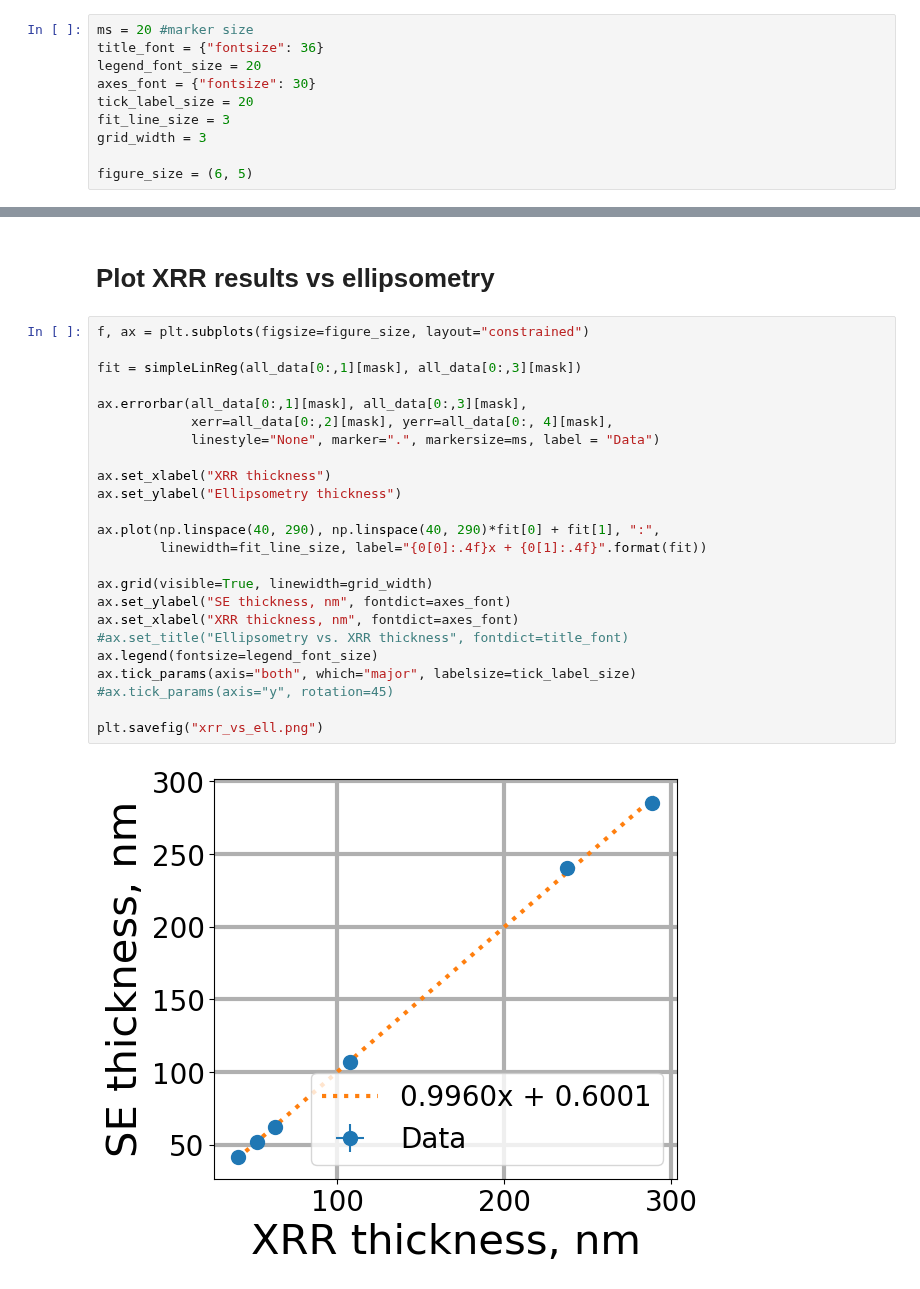
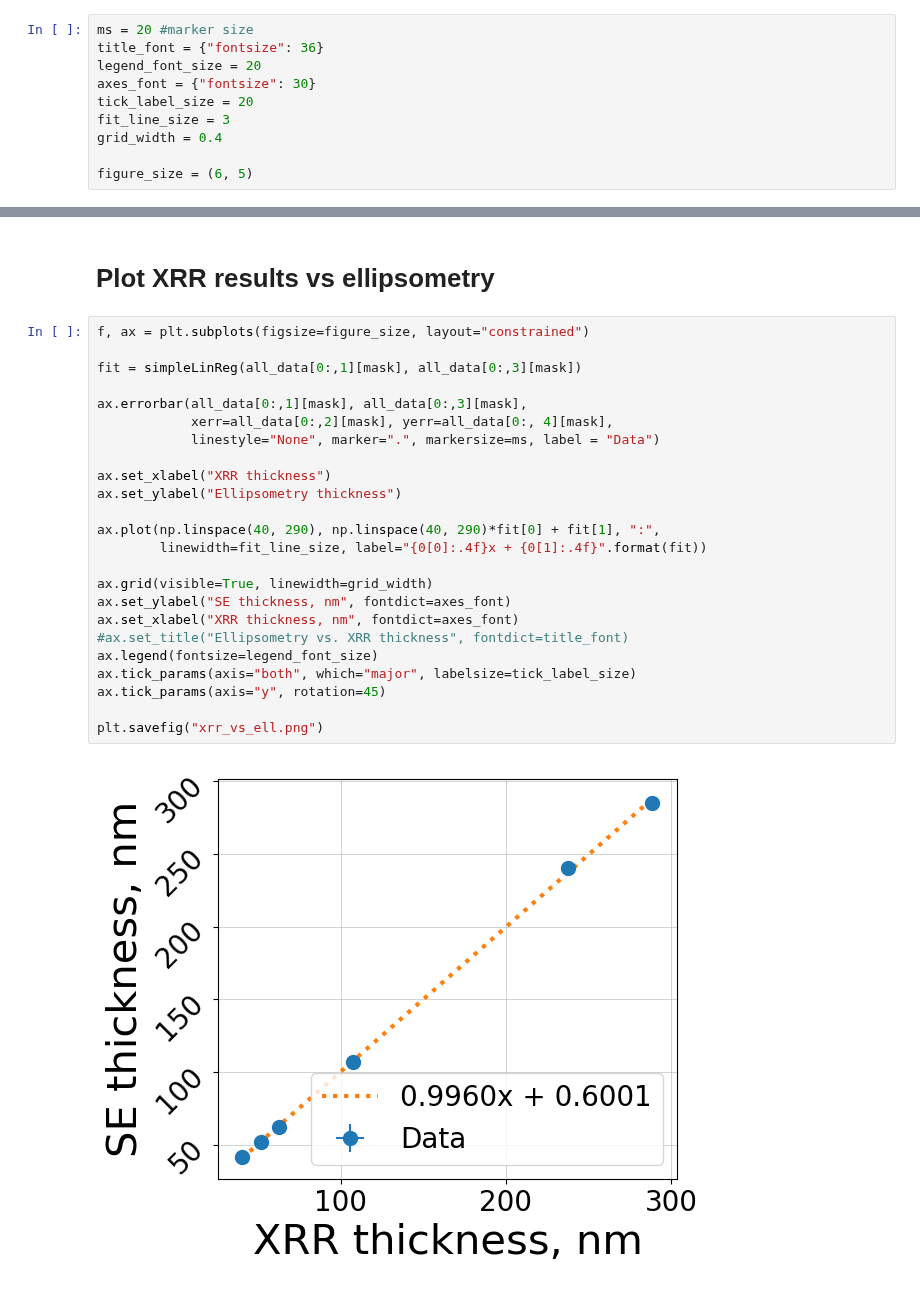
Before and after one commit to ELFREELAND/xrf-thickness-studies, a Jupyter notebook: maps/all_samples_plotter.ipynb, the cells around one changed output, grey strips where cells are left out. Saved outputs shown, nothing was run; the diff lists cells and outputs as text.

```diff
--- a/maps/all_samples_plotter.ipynb
+++ b/maps/all_samples_plotter.ipynb
@@ -35,7 +35,7 @@ legend_font_size = 20
 axes_font = {"fontsize": 30}
 tick_label_size = 20
 fit_line_size = 3
-grid_width = 3
+grid_width = 0.4
 
 figure_size = (6, 5)
 # %% [markdown]
@@ -156,26 +160,26 @@ xrfVsEll(4)
 # %%
 f, ax = plt.subplots(figsize=figure_size, layout="constrained")
 
 fit = simpleLinReg(all_data[0:,1][mask], all_data[0:,3][mask])
 
 ax.errorbar(all_data[0:,1][mask], all_data[0:,3][mask],
             xerr=all_data[0:,2][mask], yerr=all_data[0:, 4][mask],
             linestyle="None", marker=".", markersize=ms, label = "Data")
 
 ax.set_xlabel("XRR thickness")
 ax.set_ylabel("Ellipsometry thickness")
 
 ax.plot(np.linspace(40, 290), np.linspace(40, 290)*fit[0] + fit[1], ":",
         linewidth=fit_line_size, label="{0[0]:.4f}x + {0[1]:.4f}".format(fit))
 
 ax.grid(visible=True, linewidth=grid_width)
 ax.set_ylabel("SE thickness, nm", fontdict=axes_font)
 ax.set_xlabel("XRR thickness, nm", fontdict=axes_font)
 #ax.set_title("Ellipsometry vs. XRR thickness", fontdict=title_font)
 ax.legend(fontsize=legend_font_size)
 ax.tick_params(axis="both", which="major", labelsize=tick_label_size)
-#ax.tick_params(axis="y", rotation=45)
+ax.tick_params(axis="y", rotation=45)
 
 plt.savefig("xrr_vs_ell.png")
 # %% [output]
-[figure, old version]
+[figure, new version]
```
Also changed, not shown: parts of 12 cells of this notebook, 12 other files.
